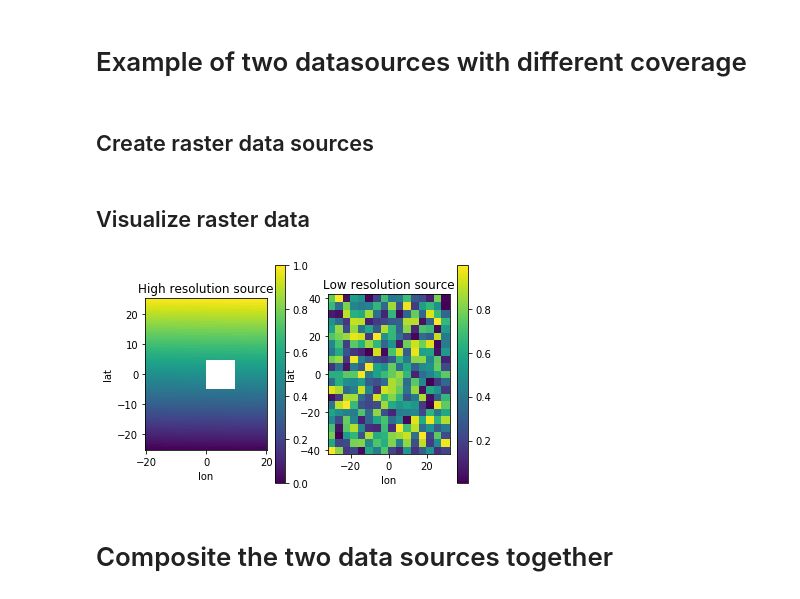
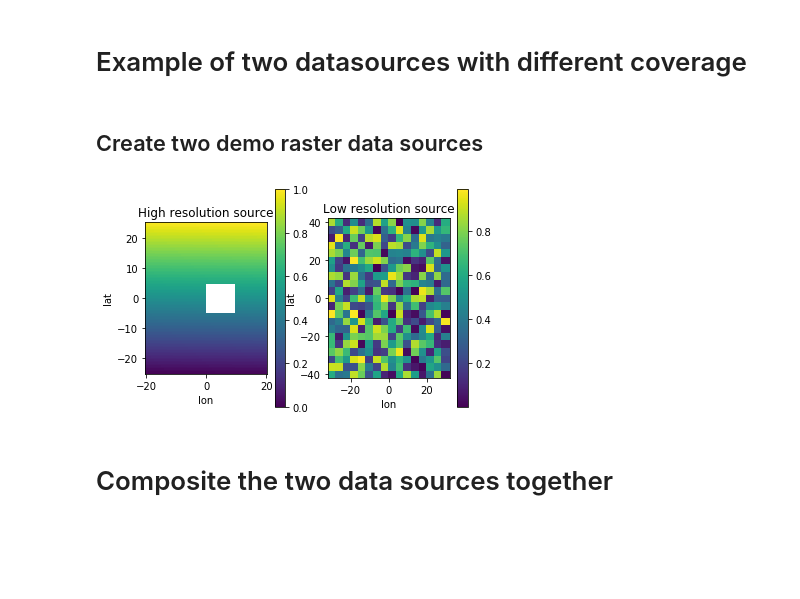
Before and after one commit to creare-com/podpac-examples, a Jupyter notebook: notebooks/basic_examples/021-composite-array-datasources.ipynb, the cells around one changed output. Saved outputs shown, nothing was run; the diff lists cells and outputs as text; code cells hidden in the pictures; blank space fills up the shorter version.

```diff
--- a/notebooks/basic_examples/021-composite-array-datasources.ipynb
+++ b/notebooks/basic_examples/021-composite-array-datasources.ipynb
@@ -24,6 +33,9 @@ from podpac import crange
 # %% [markdown]
-## Create raster data sources
+## Create two demo raster data sources
 # %%
+import podpac
+from podpac import crange
+
 # Create high resolution datasource with limited coverage
 high_res = podpac.data.Array(source=np.linspace(0., 1., 101*81).reshape(101, 81),
                              native_coordinates=podpac.Coordinates([crange(-25, 25, 0.5, 'lat'),
@@ -35,19 +47,19 @@ high_res.source[40:60, 40:60] = np.nan
 # Create lower resolution datasource with larger coverage
 low_res =  podpac.data.Array(source=np.random.rand(21, 16),
                              native_coordinates=podpac.Coordinates([crange(-40, 40, 4.0, 'lat'),
-                                                                    crange(-30, 30, 4.0, 'lon')]),
+                                                                    crange(-30, 30, 4.0, 'lon')])
                             )
-# %% [markdown]
-## Visualize raster data
 # %%
 # Plot data
 subplot(121)
 high_res.eval(high_res.native_coordinates).plot()
-title("High resolution source"); axis('scaled')
+title("High resolution source"); _ = axis('scaled')
+
 subplot(122)
 low_res.eval(low_res.native_coordinates).plot()
 title("Low resolution source"); _ = axis('scaled')
+pass
 # %% [output]
-[figure, old version]
+[figure, new version]
 # %% [markdown]
 # Composite the two data sources together
```
Also changed, not shown: parts of 7 cells of this notebook, 1 other file.
